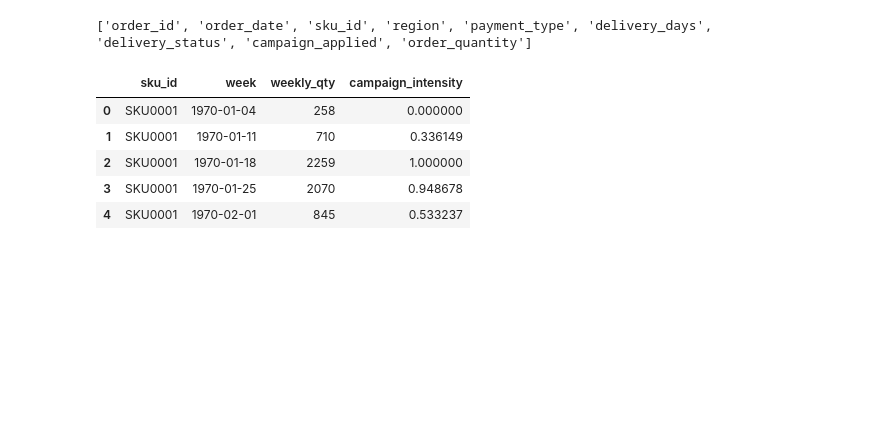
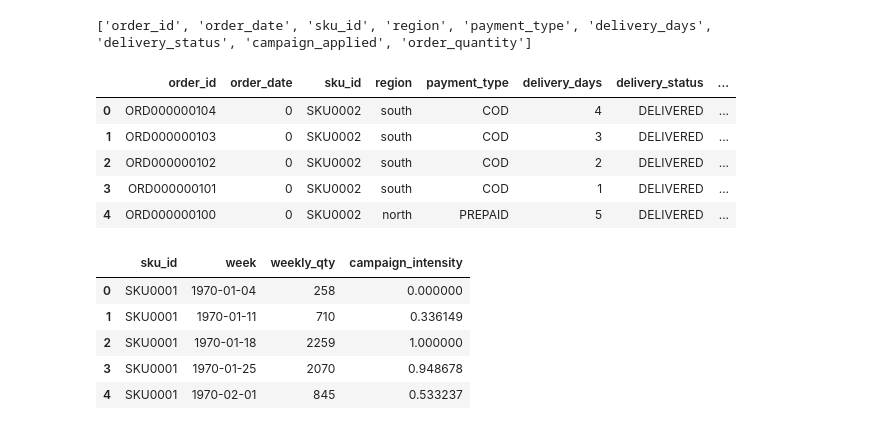
Before and after one commit to ApexYash11/StockIQ, a Jupyter notebook: notebooks/forecasting_v2.ipynb, the cells around one changed output. Cells and saved outputs as stored; diff of their text form; code cells hidden in the pictures; blank space fills up the shorter version.

```diff
--- a/notebooks/forecasting_v2.ipynb
+++ b/notebooks/forecasting_v2.ipynb
@@ -16,4 +18,13 @@ orders = pd.read_csv("../output/orders.csv")
 print(orders.columns.tolist())
 # %% [output]
 ['order_id', 'order_date', 'sku_id', 'region', 'payment_type', 'delivery_days', 'delivery_status', 'campaign_applied', 'order_quantity']
+# %%
+orders.head()
+# %% [output]
+|  | order_id | order_date | sku_id | region | payment_type | delivery_days | delivery_status | ... |
+| 0 | ORD000000104 | 0 | SKU0002 | south | COD | 4 | DELIVERED | ... |
+| 1 | ORD000000103 | 0 | SKU0002 | south | COD | 3 | DELIVERED | ... |
+| 2 | ORD000000102 | 0 | SKU0002 | south | COD | 2 | DELIVERED | ... |
+| 3 | ORD000000101 | 0 | SKU0002 | south | COD | 1 | DELIVERED | ... |
+| 4 | ORD000000100 | 0 | SKU0002 | north | PREPAID | 5 | DELIVERED | ... |
 # %%
```
Also changed, not shown: parts of 3 cells of this notebook, 2 other files.
